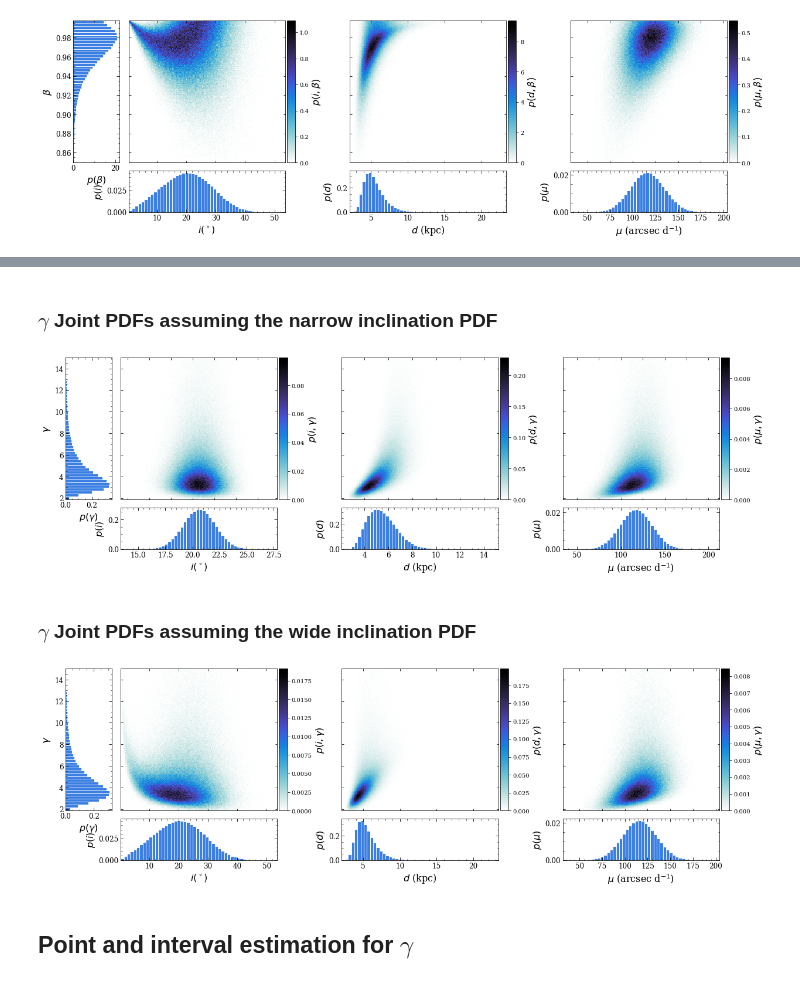
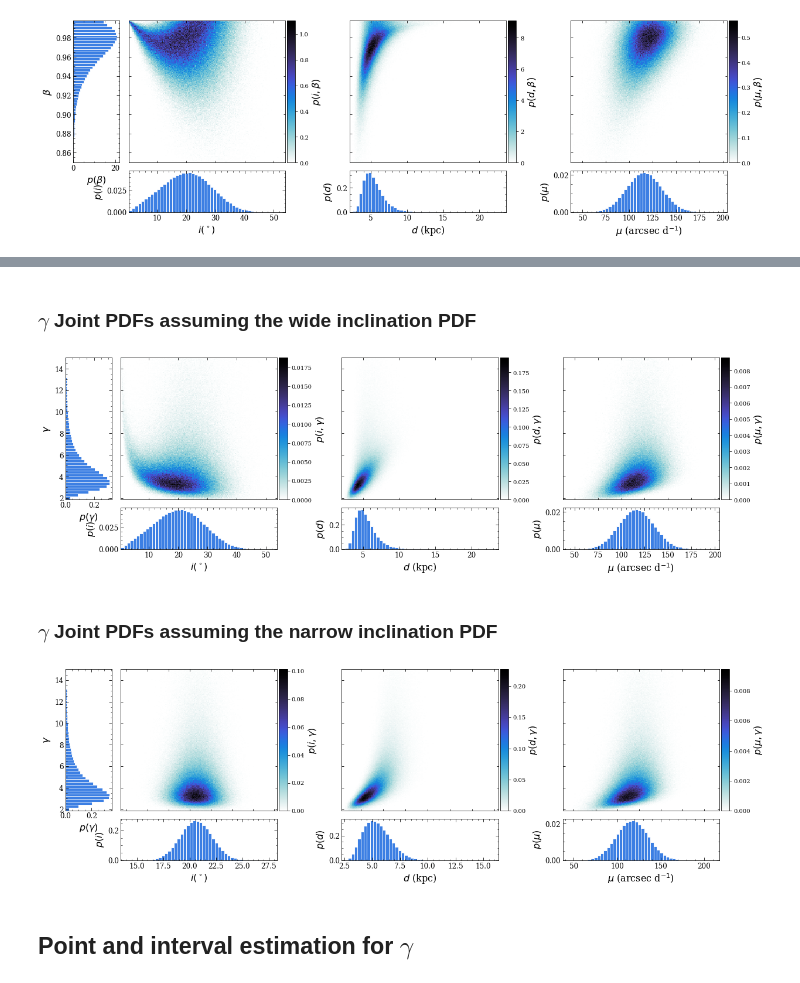
Before and after one commit to bersavosh/j15, a Jupyter notebook: jetspeed1543.ipynb, the cells around one changed output, grey strips where cells are left out. Drawn from its saved outputs; the diff is of its cells as text; code cells hidden in the pictures.

```diff
--- a/jetspeed1543.ipynb
+++ b/jetspeed1543.ipynb
@@ -200,17 +200,17 @@ beta_fig_narrow.savefig('1543_beta_narrow.jpg',bbox_inches='tight',dpi=300)
 # %% [markdown]
-### $\gamma$ Joint PDFs assuming the **narrow** inclination PDF
+### $\gamma$ Joint PDFs assuming the **wide** inclination PDF
 # %%
-gamma_fig_wide = prob_plotter(plt_gamma_narrow, plt_i_narrow, plt_d_narrow, plt_mu_narrow, r'\gamma');
+gamma_fig_wide = prob_plotter(plt_gamma_wide, plt_i_wide, plt_d_wide, plt_mu_wide, r'\gamma');
 gamma_fig_wide.savefig('1543_gamma_wide.jpg',bbox_inches='tight',dpi=300)
 # %% [output]
-[figure, old version]
+[figure, new version]
 # %% [markdown]
-### $\gamma$ Joint PDFs assuming the **wide** inclination PDF
+### $\gamma$ Joint PDFs assuming the **narrow** inclination PDF
 # %%
-gamma_fig_narrow = prob_plotter(plt_gamma_wide, plt_i_wide, plt_d_wide, plt_mu_wide, r'\gamma');
+gamma_fig_narrow = prob_plotter(plt_gamma_narrow, plt_i_narrow, plt_d_narrow, plt_mu_narrow, r'\gamma');
 gamma_fig_narrow.savefig('1543_gamma_narrow.jpg',bbox_inches='tight',dpi=300)
 # %% [output]
-[figure, old version]
+[figure, new version]
 # %% [markdown]
 ## Point and interval estimation for $\gamma$
 # %%
```
Also changed, not shown: parts of 6 cells of this notebook.
